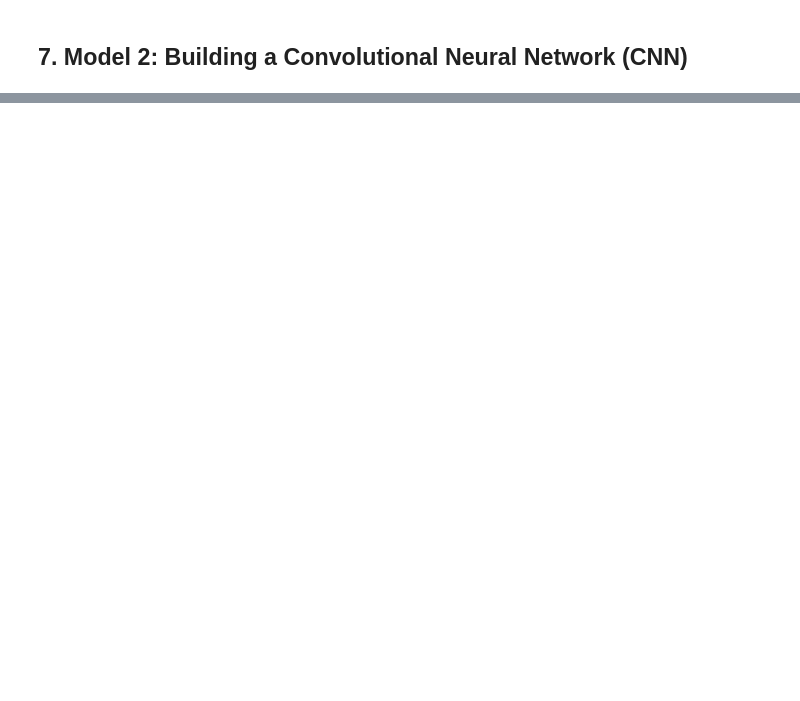
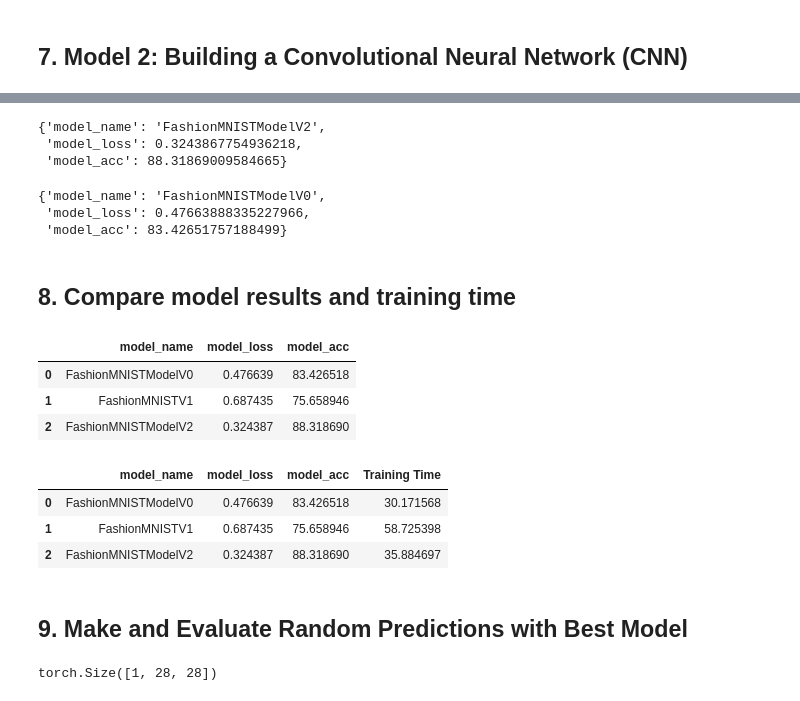
Before and after one commit to Abhimanyu9539/PyTorch, a Jupyter notebook: Classification/01_PyTorch_Computer_Vision.ipynb, the cells around one changed output, grey strips where cells are left out. Cells and saved outputs as stored; diff of their text form; code cells hidden in the pictures; blank space fills up the shorter version.

```diff
--- a/Classification/01_PyTorch_Computer_Vision.ipynb
+++ b/Classification/01_PyTorch_Computer_Vision.ipynb
@@ -635,0 +679,9 @@ model_1_results
+# %%
+torch.manual_seed(42)
+
+# Model
+model_2 = FashionMNISTModelV2(input_shape = 1, ## Color Channels
+                              hidden_units = 10,
+                              output_shape = len(class_names)).to(device)
+
+model_2
@@ -635,0 +798,6 @@ model_1_results
+# %%
+# Setup loss fn
+from helper_functions import accuracy_fn
+
+loss_fn  = nn.CrossEntropyLoss()
+optimizer = torch.optim.SGD(lr = 0.1, params = model_2.parameters())
@@ -635,0 +852,46 @@ model_1_results
+# %%
+# Model 2 results
+model_2_results = eval_model(
+    model = model_2,
+    data_loader = test_dataloader,
+    loss_fn = loss_fn,
+    accuracy_fn = accuracy_fn,
+    device= device
+)
+
+model_2_results
+# %% [output]
+{'model_name': 'FashionMNISTModelV2',
+ 'model_loss': 0.3243867754936218,
+ 'model_acc': 88.31869009584665}
+# %%
+model_0_results
+# %% [output]
+{'model_name': 'FashionMNISTModelV0',
+ 'model_loss': 0.47663888335227966,
+ 'model_acc': 83.42651757188499}
+# %% [markdown]
+## 8. Compare model results and training time
+# %%
+import pandas as pd
+compare_results = pd.DataFrame([model_0_results,
+                              model_1_results,
+                              model_2_results])
+# %%
+compare_results
+# %% [output]
+|  | model_name | model_loss | model_acc |
+| 0 | FashionMNISTModelV0 | 0.476639 | 83.426518 |
+| 1 | FashionMNISTV1 | 0.687435 | 75.658946 |
+| 2 | FashionMNISTModelV2 | 0.324387 | 88.318690 |
+# %%
+### add training time to result comparison
+compare_results["Training Time"] = [total_train_time_model_0, total_train_time_model_1, total_train_time_model_2]
+compare_results
+# %% [output]
+|  | model_name | model_loss | model_acc | Training Time |
+| 0 | FashionMNISTModelV0 | 0.476639 | 83.426518 | 30.171568 |
+| 1 | FashionMNISTV1 | 0.687435 | 75.658946 | 58.725398 |
+| 2 | FashionMNISTModelV2 | 0.324387 | 88.318690 | 35.884697 |
+# %% [markdown]
+## 9. Make and Evaluate Random Predictions with Best Model
@@ -635,0 +922,14 @@ model_1_results
+# %%
+import random
+#random.seed(42)
+test_samples = []
+test_labels = []
+
+for sample, label in random.sample(list(test_data), k=9):
+  test_samples.append(sample)
+  test_labels.append(label)
+
+# View rhe first sample shape
+test_samples[0].shape
+# %% [output]
+torch.Size([1, 28, 28])
```
Also changed, not shown: parts of 36 cells of this notebook.
